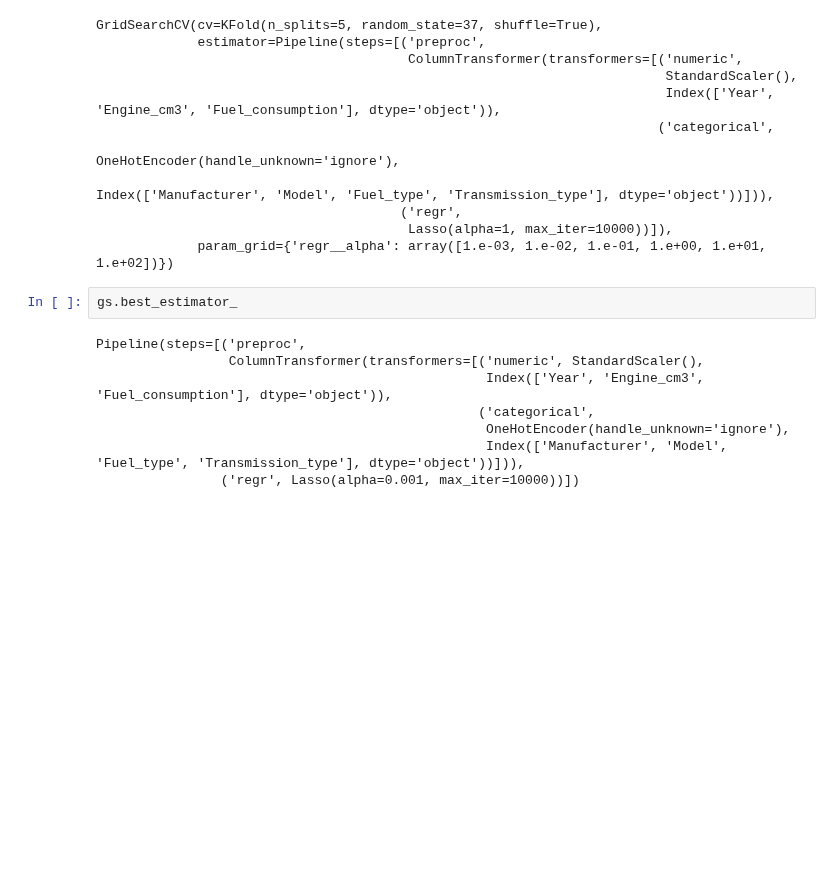
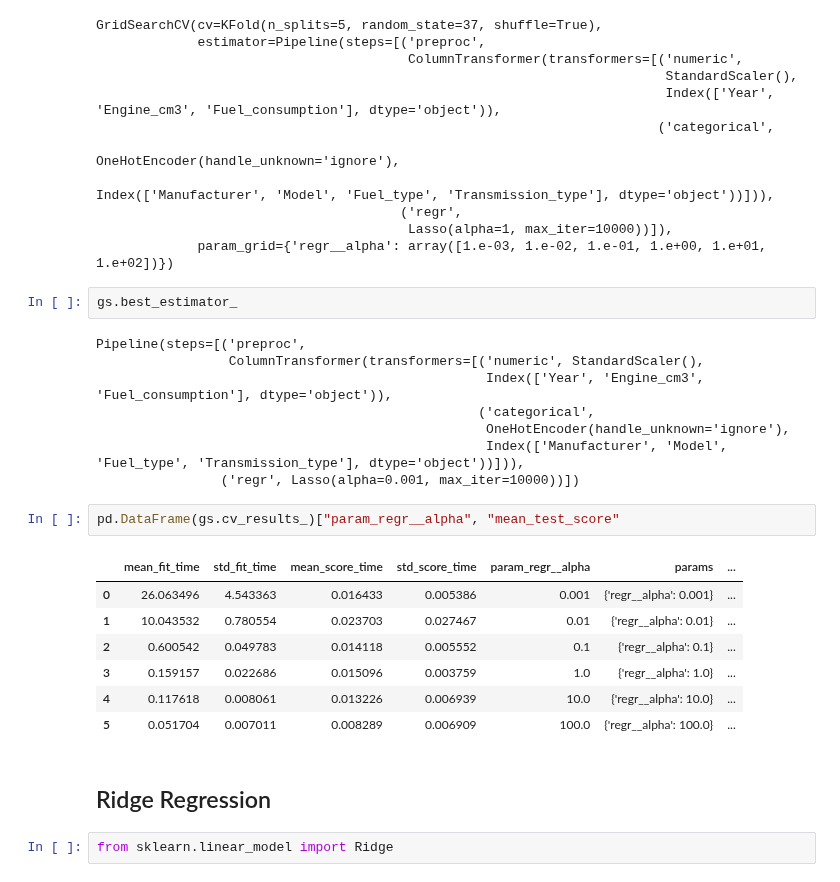
Before and after one commit to francesco-zatto/dia-project, a Jupyter notebook: car_emissions.ipynb, the cells around one changed output. Drawn from its saved outputs; the diff is of its cells as text; blank space fills up the shorter version.

Commit message:
Grid search for ridge regression

```diff
--- a/car_emissions.ipynb
+++ b/car_emissions.ipynb
@@ -883,3 +887,17 @@ Pipeline(steps=[('preproc',
                                                   OneHotEncoder(handle_unknown='ignore'),
                                                   Index(['Manufacturer', 'Model', 'Fuel_type', 'Transmission_type'], dtype='object'))])),
                 ('regr', Lasso(alpha=0.001, max_iter=10000))])
+# %%
+pd.DataFrame(gs.cv_results_)["param_regr__alpha", "mean_test_score"
+# %% [output]
+|  | mean_fit_time | std_fit_time | mean_score_time | std_score_time | param_regr__alpha | params | ... |
+| 0 | 26.063496 | 4.543363 | 0.016433 | 0.005386 | 0.001 | {'regr__alpha': 0.001} | ... |
+| 1 | 10.043532 | 0.780554 | 0.023703 | 0.027467 | 0.01 | {'regr__alpha': 0.01} | ... |
+| 2 | 0.600542 | 0.049783 | 0.014118 | 0.005552 | 0.1 | {'regr__alpha': 0.1} | ... |
+| 3 | 0.159157 | 0.022686 | 0.015096 | 0.003759 | 1.0 | {'regr__alpha': 1.0} | ... |
+| 4 | 0.117618 | 0.008061 | 0.013226 | 0.006939 | 10.0 | {'regr__alpha': 10.0} | ... |
+| 5 | 0.051704 | 0.007011 | 0.008289 | 0.006909 | 100.0 | {'regr__alpha': 100.0} | ... |
+# %% [markdown]
+## Ridge Regression
+# %%
+from sklearn.linear_model import Ridge
```
Also changed, not shown: parts of 20 cells of this notebook.
